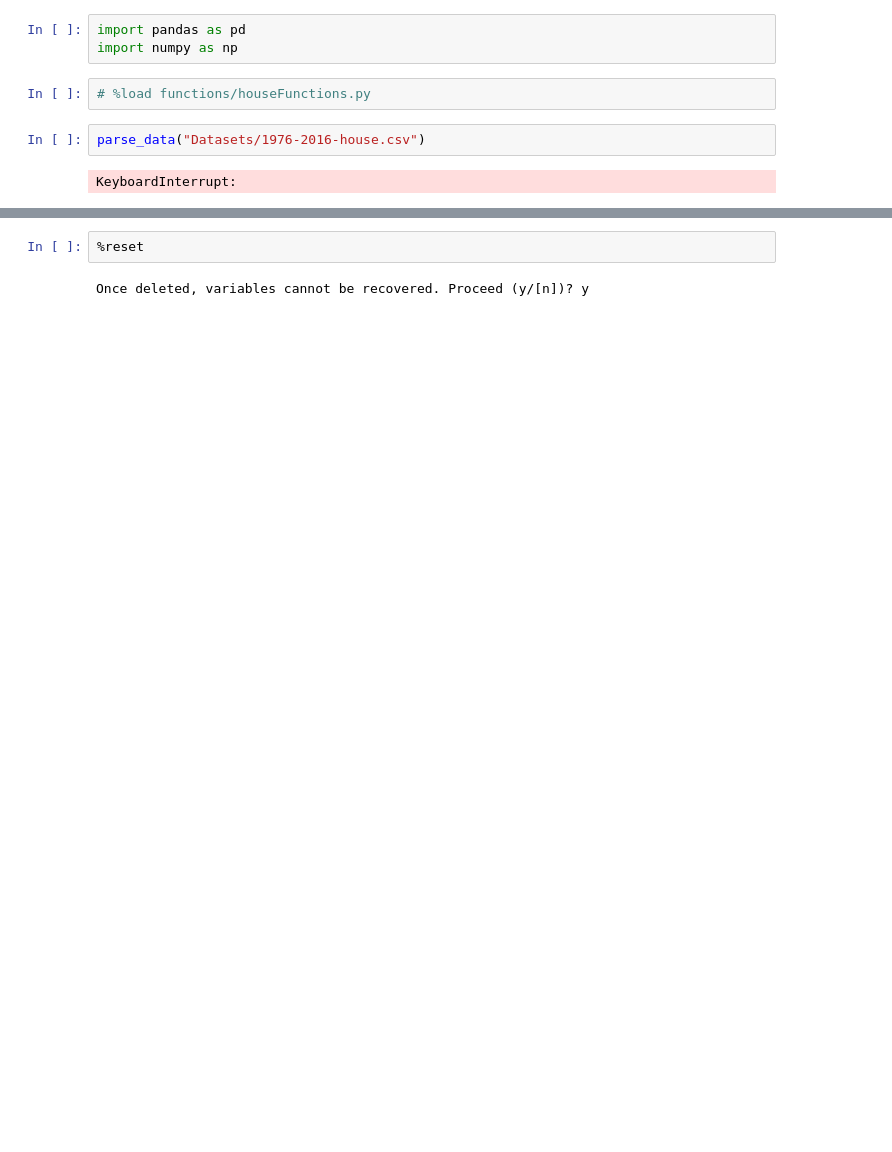
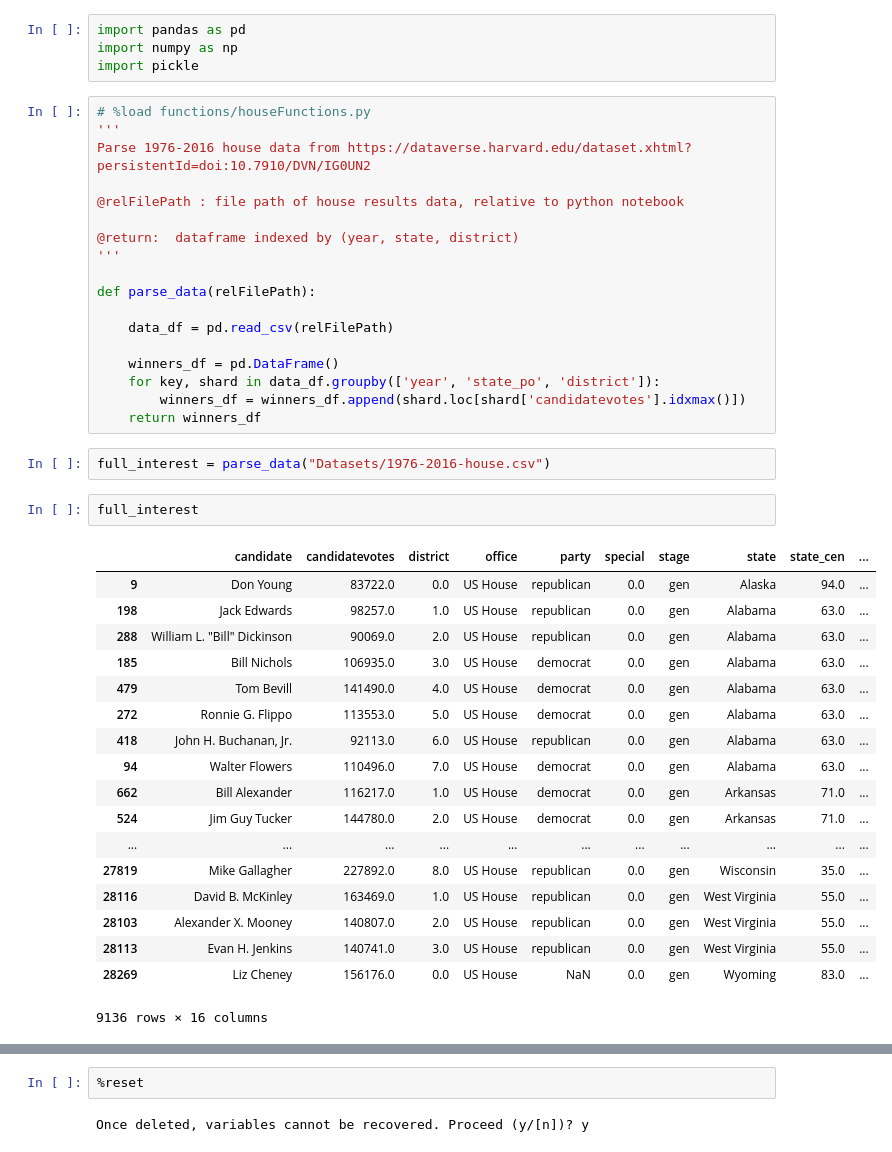
Before and after one commit to WildTangles/ac209a_project, a Jupyter notebook: House-Preprocessing.ipynb, the cells around one changed output, grey strips where cells are left out. Drawn from its saved outputs; the diff is of its cells as text; blank space fills up the shorter version.

Commit message:
dummy dataset with full index

```diff
--- a/House-Preprocessing.ipynb
+++ b/House-Preprocessing.ipynb
@@ -1,9 +1,45 @@
 # %%
 import pandas as pd
 import numpy as np
+import pickle
-# %%
-# %load functions/houseFunctions.py
+# %%
+# %load functions/houseFunctions.py
+'''
+Parse 1976-2016 house data from https://dataverse.harvard.edu/dataset.xhtml?persistentId=doi:10.7910/DVN/IG0UN2
+
+@relFilePath : file path of house results data, relative to python notebook
+
+@return:  dataframe indexed by (year, state, district)
+'''
+
+def parse_data(relFilePath):
+
+    data_df = pd.read_csv(relFilePath)
+
+    winners_df = pd.DataFrame()
+    for key, shard in data_df.groupby(['year', 'state_po', 'district']):
+    	winners_df = winners_df.append(shard.loc[shard['candidatevotes'].idxmax()])
+    return winners_df
 # %%
-parse_data("Datasets/1976-2016-house.csv")
+full_interest = parse_data("Datasets/1976-2016-house.csv")
-# %% [output]
-KeyboardInterrupt:
+# %%
+full_interest
+# %% [output]
+|  | candidate | candidatevotes | district | office | party | special | stage | state | state_cen | ... |
+| 9 | Don Young | 83722.0 | 0.0 | US House | republican | 0.0 | gen | Alaska | 94.0 | ... |
+| 198 | Jack Edwards | 98257.0 | 1.0 | US House | republican | 0.0 | gen | Alabama | 63.0 | ... |
+| 288 | William L. "Bill" Dickinson | 90069.0 | 2.0 | US House | republican | 0.0 | gen | Alabama | 63.0 | ... |
+| 185 | Bill Nichols | 106935.0 | 3.0 | US House | democrat | 0.0 | gen | Alabama | 63.0 | ... |
+| 479 | Tom Bevill | 141490.0 | 4.0 | US House | democrat | 0.0 | gen | Alabama | 63.0 | ... |
+| 272 | Ronnie G. Flippo | 113553.0 | 5.0 | US House | democrat | 0.0 | gen | Alabama | 63.0 | ... |
+| 418 | John H. Buchanan, Jr. | 92113.0 | 6.0 | US House | republican | 0.0 | gen | Alabama | 63.0 | ... |
+| 94 | Walter Flowers | 110496.0 | 7.0 | US House | democrat | 0.0 | gen | Alabama | 63.0 | ... |
+| 662 | Bill Alexander | 116217.0 | 1.0 | US House | democrat | 0.0 | gen | Arkansas | 71.0 | ... |
+| 524 | Jim Guy Tucker | 144780.0 | 2.0 | US House | democrat | 0.0 | gen | Arkansas | 71.0 | ... |
+| ... | ... | ... | ... | ... | ... | ... | ... | ... | ... | ... |
+| 27819 | Mike Gallagher | 227892.0 | 8.0 | US House | republican | 0.0 | gen | Wisconsin | 35.0 | ... |
+| 28116 | David B. McKinley | 163469.0 | 1.0 | US House | republican | 0.0 | gen | West Virginia | 55.0 | ... |
+| 28103 | Alexander X. Mooney | 140807.0 | 2.0 | US House | republican | 0.0 | gen | West Virginia | 55.0 | ... |
+| 28113 | Evan H. Jenkins | 140741.0 | 3.0 | US House | republican | 0.0 | gen | West Virginia | 55.0 | ... |
+| 28269 | Liz Cheney | 156176.0 | 0.0 | US House | NaN | 0.0 | gen | Wyoming | 83.0 | ... |
+9136 rows × 16 columns
```
Also changed, not shown: parts of 1 cell of this notebook, 1 other file.
